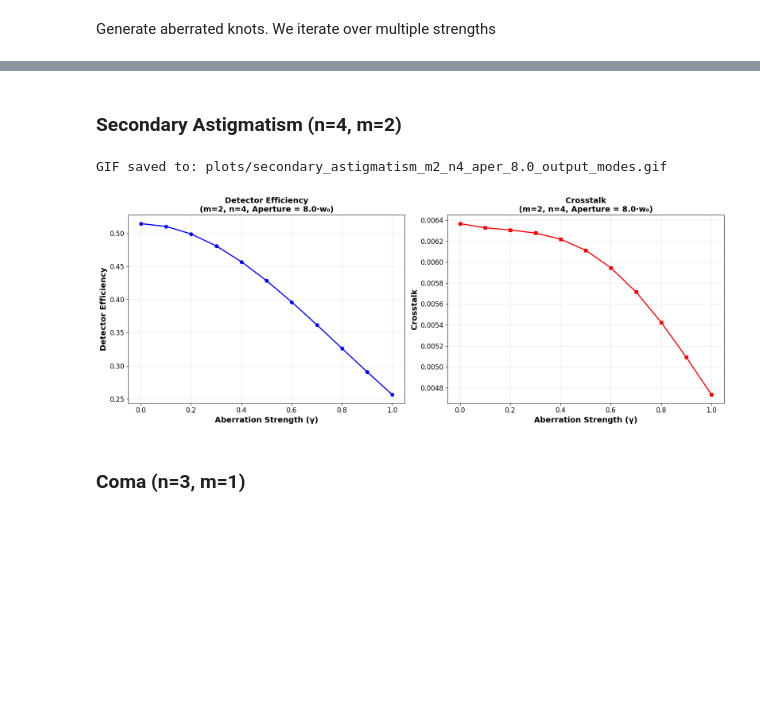
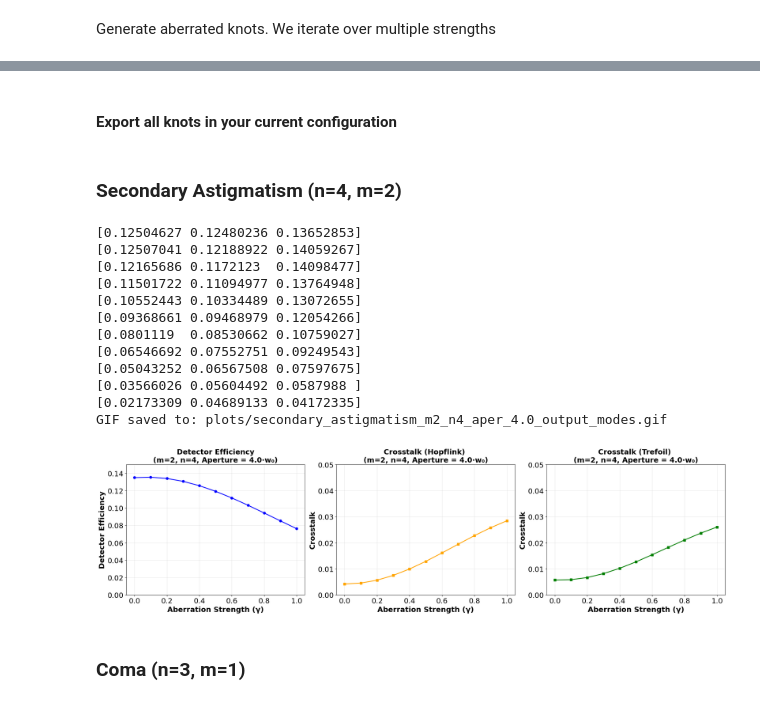
Before and after one commit to TareqJ1000/KnotSorter, a Jupyter notebook: PhaseAnalyzer.ipynb, the cells around one changed output, grey strips where cells are left out. Drawn from its saved outputs; the diff is of its cells as text; code cells hidden in the pictures; blank space fills up the shorter version.

```diff
--- a/PhaseAnalyzer.ipynb
+++ b/PhaseAnalyzer.ipynb
@@ -523,6 +545,7 @@ Output figures saved to: inputs_outputs/march_31_2026/tref_hopf_two_bread_output
 # %% [markdown]
 Compute the crosstalk matrix
 # %%
-sort_performance, crosstalk_matrix, _ = compute_sorting_performance(phase_maps, list_of_OAMs)
+sort_performance, crosstalk_matrix, _ , crosstalk_prob = compute_sorting_performance(phase_maps, list_of_OAMs)
 print(crosstalk_matrix)
+print(crosstalk_prob)
 # %% [output]
@@ -1237,0 +1588,2 @@ def create_aberrated_knots(m_n, gamma, aperature):
+# %% [markdown]
+#### Export all knots in your current configuration
@@ -1241,17 +1618,19 @@ def create_aberrated_knots(m_n, gamma, aperature):
 import time
 from PIL import Image
 import io
+import numpy as np
 
 gamma = np.linspace(0, 1, 11)  # Fixed: creates 11 points from 0 to 1
 m_n = (2, 4)
-aperFactor = 8.0
+aperFactor = 4.0
 aperature = aperFactor*w0
 
 effs = []
-crosses = []
+crosses_1 = []
+crosses_2 = []
 frames = []  # Store frames for GIF
 
-mode = 1
+mode = 0
 
 for ii in range(len(gamma)):
     # Generate aberrated knots
@@ -1326,44 +1705,71 @@ for ii in range(len(gamma)):
     plt.close(fig)
 
     # Compute the crosstalk matrix
-    sorting_performance, crosstalk_matrix, _ = compute_sorting_performance(phase_maps, list_of_aberrated_OAMs)
+    sorting_performance, crosstalk_matrix, _, _ = compute_sorting_performance(phase_maps, list_of_aberrated_OAMs)
 
     # Extract the desired crosstalk/detector efficency
     effs.append(crosstalk_matrix[mode, mode])
-    crosses.append(crosstalk_matrix[mode, (mode+1)%2])
+    crosses_1.append(crosstalk_matrix[mode, (mode+1)%3])
+    crosses_2.append(crosstalk_matrix[mode, (mode+2)%3])
 
 # Save GIF
 gif_path = f'plots/secondary_astigmatism_m{m_n[0]}_n{m_n[1]}_aper_{aperFactor}_output_modes.gif'
 frames[0].save(gif_path, save_all=True, append_images=frames[1:], duration=500, loop=0)
 print(f"GIF saved to: {gif_path}")
 # %% [output]
-GIF saved to: plots/secondary_astigmatism_m2_n4_aper_8.0_output_modes.gif
+[0.12504627 0.12480236 0.13652853]
+[0.12507041 0.12188922 0.14059267]
+[0.12165686 0.1172123  0.14098477]
+[0.11501722 0.11094977 0.13764948]
+[0.10552443 0.10334489 0.13072655]
+[0.09368661 0.09468979 0.12054266]
+[0.0801119  0.08530662 0.10759027]
+[0.06546692 0.07552751 0.09249543]
+[0.05043252 0.06567508 0.07597675]
+[0.03566026 0.05604492 0.0587988 ]
+[0.02173309 0.04689133 0.04172335]
+GIF saved to: plots/secondary_astigmatism_m2_n4_aper_4.0_output_modes.gif
 # %%
+
 # Plot detector efficiency and crosstalk vs gamma as separate subplots
-fig, (ax1, ax2) = plt.subplots(1, 2, figsize=(16, 6))
+fig, (ax1, ax2, ax3) = plt.subplots(1, 3, figsize=(22, 6))
 
 # Plot detector efficiency
 ax1.plot(gamma, effs, linewidth=2, marker='o', markersize=6, color='blue')
-ax1.set_xlabel('Aberration Strength (γ)', fontsize=14, fontweight='bold')
-ax1.set_ylabel('Detector Efficiency', fontsize=14, fontweight='bold')
+ax1.set_ylim(0.0, 0.15)  # Set y-axis limits
+ax1.set_xlabel('Aberration Strength (γ)', fontsize=18, fontweight='bold')
+ax1.set_ylabel('Detector Efficiency', fontsize=18, fontweight='bold')
 ax1.set_title(f'Detector Efficiency\n(m={m_n[0]}, n={m_n[1]}, Aperture = {aperFactor}·w₀)',
-              fontsize=14, fontweight='bold')
+              fontsize=18, fontweight='bold')
 ax1.grid(True, alpha=0.3)
-ax1.tick_params(axis='both', which='major', labelsize=12)
+ax1.tick_params(axis='both', which='major', labelsize=18)
 
-# Plot crosstalk
-ax2.plot(gamma, crosses, linewidth=2, marker='s', markersize=6, color='red')
-ax2.set_xlabel('Aberration Strength (γ)', fontsize=14, fontweight='bold')
-ax2.set_ylabel('Crosstalk', fontsize=14, fontweight='bold')
-ax2.set_title(f'Crosstalk\n(m={m_n[0]}, n={m_n[1]}, Aperture = {aperFactor}·w₀)',
-              fontsize=14, fontweight='bold')
+# Plot crosstalk 1
+ax2.plot(gamma, crosses_1, linewidth=2, marker='s', markersize=6, color='orange')
+ax2.set_ylim(0.000, 0.050)  # Set y-axis limits
+ax2.set_xlabel('Aberration Strength (γ)', fontsize=18, fontweight='bold')
+ax2.set_ylabel('Crosstalk', fontsize=18, fontweight='bold')
+ax2.set_title(f'Crosstalk ({knotType[(mode+1)%3]}) \n(m={m_n[0]}, n={m_n[1]}, Aperture = {aperFactor}·w₀)',
+              fontsize=18, fontweight='bold')
 ax2.grid(True, alpha=0.3)
-ax2.tick_params(axis='both', which='major', labelsize=12)
+ax2.tick_params(axis='both', which='major', labelsize=18)
+
+# Plot crosstalk 2
+ax3.plot(gamma, crosses_2, linewidth=2, marker='s', markersize=6, color='green')
+ax3.set_ylim(0.000, 0.050)  # Set y-axis limits
+ax3.set_xlabel('Aberration Strength (γ)', fontsize=18, fontweight='bold')
+ax3.set_ylabel('Crosstalk', fontsize=18, fontweight='bold')
+ax3.set_title(f'Crosstalk ({knotType[(mode+2)%3]}) \n(m={m_n[0]}, n={m_n[1]}, Aperture = {aperFactor}·w₀)',
+              fontsize=18, fontweight='bold')
+ax3.grid(True, alpha=0.3)
+ax3.tick_params(axis='both', which='major', labelsize=18)
 
 plt.tight_layout()
-plt.show()
+#plt.show()
+
+plt.savefig(f'secondary_astig_{knotType[mode]}_{aperFactor}.pdf', bbox_inches='tight')
 # %% [output]
-[figure, old version]
+[figure, new version]
 # %% [markdown]
 ### Coma (n=3, m=1)
 # %%
```
Also changed, not shown: parts of 37 cells of this notebook, 23 other files.
